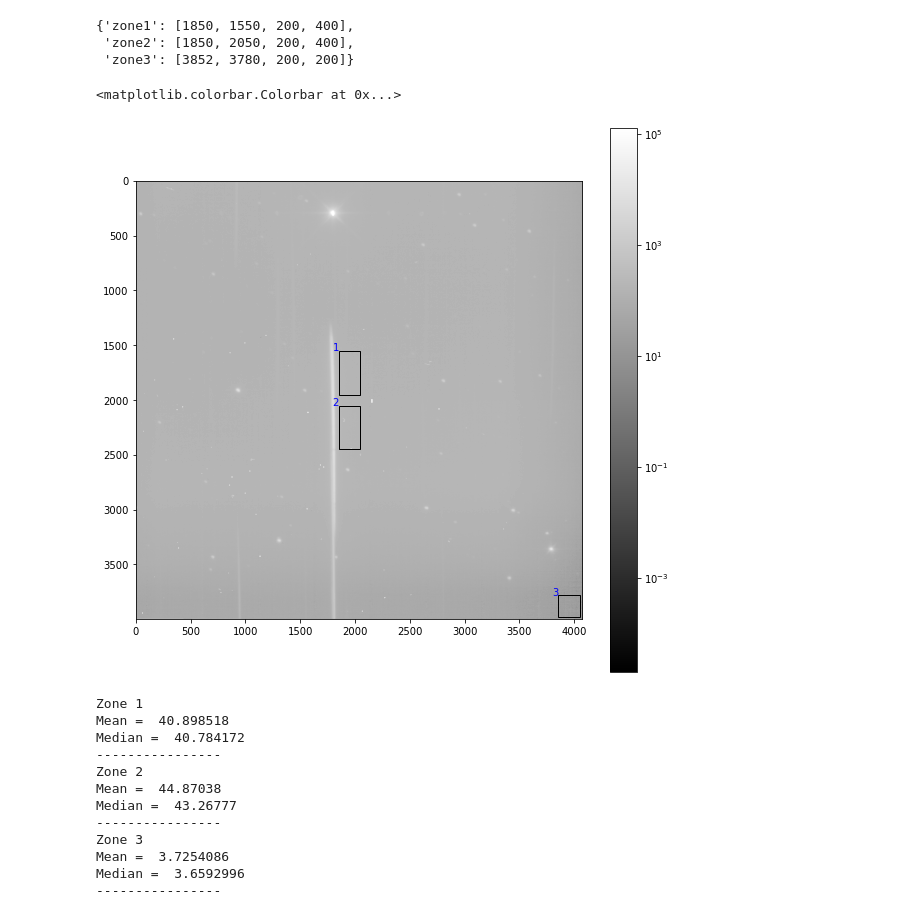
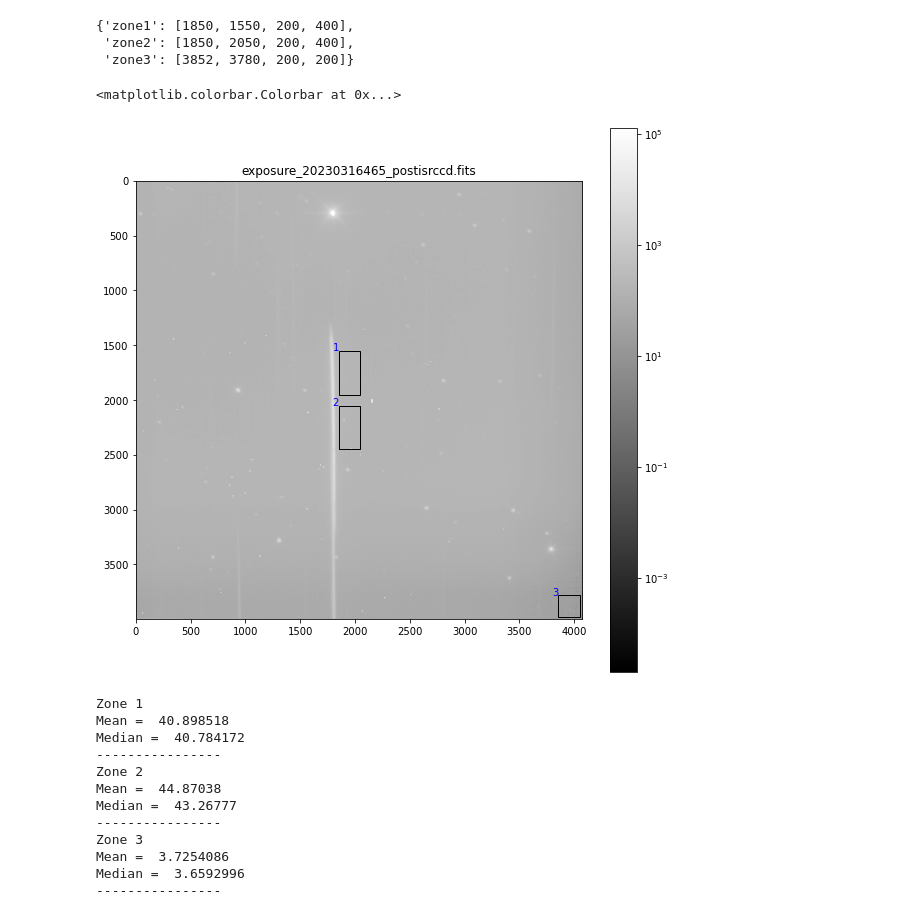
Before and after one commit to mrmonroy/AuxTel_night_stability, a Jupyter notebook: exposure_ratio.ipynb, the cells around one changed output. Drawn from its saved outputs; the diff is of its cells as text; code cells hidden in the pictures.

```diff
--- a/exposure_ratio.ipynb
+++ b/exposure_ratio.ipynb
@@ -224,20 +232,20 @@ zone_dict
 # %%
 fig = plt.figure(figsize=(10,10))
 ax = fig.add_subplot(111)
 im = ax.imshow(data0,cmap="gray",norm=LogNorm())
 for iz in range(1,n_zones+1):
     x1_ = zone_dict['zone{0}'.format(iz)][0]
     y1_ = zone_dict['zone{0}'.format(iz)][1]
     xside_ = zone_dict['zone{0}'.format(iz)][2]
     yside_ = zone_dict['zone{0}'.format(iz)][3]
     ax.add_patch(Rectangle((x1_,y1_),xside_,yside_,alpha=1.,fill=None))
     ax.text(x1_-55,y1_,'{0}'.format(iz),color='b')
+    ax.set_title(image_label.format(ind0))
 
-#ax.add_patch(Rectangle((x2_0,y2_0),x2_side,y2_side,color='b',alpha=1.,fill=None))
 fig.colorbar(im,ax=ax)
 # %% [output]
 <matplotlib.colorbar.Colorbar at 0x...>
-[figure, old version]
+[figure, new version]
 # %%
 for iz in range(1,n_zones+1):
     print('Zone {0}'.format(iz))
```
Also changed, not shown: parts of 18 cells of this notebook.
